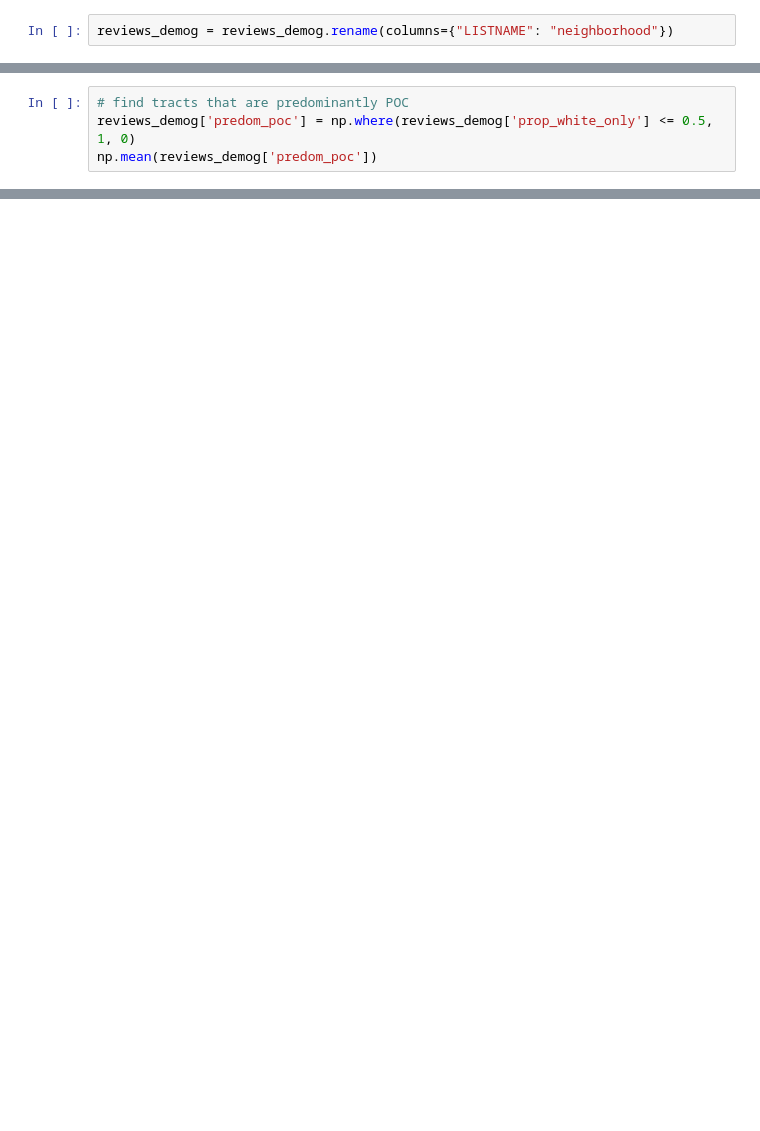
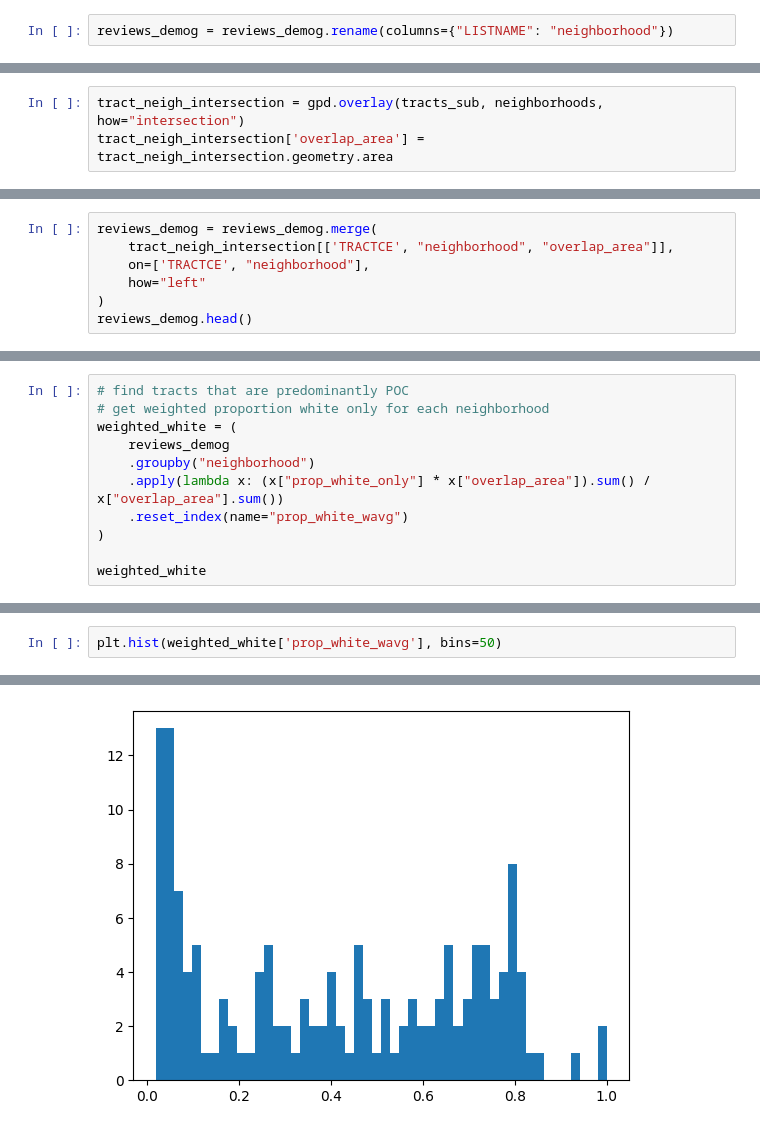
Before and after one commit to glow-27/COGS_209_proj, a Jupyter notebook: demog.ipynb, the cells around one changed output, grey strips where cells are left out. Cells and saved outputs as stored; diff of their text form; blank space fills up the shorter version.

```diff
--- a/demog.ipynb
+++ b/demog.ipynb
@@ -134,0 +148,3 @@ reviews_demog = reviews_demog.rename(columns={"LISTNAME": "neighborhood"})
+# %%
+tract_neigh_intersection = gpd.overlay(tracts_sub, neighborhoods, how="intersection")
+tract_neigh_intersection['overlap_area'] = tract_neigh_intersection.geometry.area
@@ -134,0 +160,7 @@ reviews_demog = reviews_demog.rename(columns={"LISTNAME": "neighborhood"})
+# %%
+reviews_demog = reviews_demog.merge(
+    tract_neigh_intersection[['TRACTCE', "neighborhood", "overlap_area"]],
+    on=['TRACTCE', "neighborhood"],
+    how="left"
+)
+reviews_demog.head()
@@ -135,5 +175,12 @@ reviews_demog = reviews_demog.rename(columns={"LISTNAME": "neighborhood"})
 # %%
 # find tracts that are predominantly POC
-reviews_demog['predom_poc'] = np.where(reviews_demog['prop_white_only'] <= 0.5, 1, 0)
-np.mean(reviews_demog['predom_poc'])
+# get weighted proportion white only for each neighborhood
+weighted_white = (
+    reviews_demog
+    .groupby("neighborhood")
+    .apply(lambda x: (x["prop_white_only"] * x["overlap_area"]).sum() / x["overlap_area"].sum())
+    .reset_index(name="prop_white_wavg")
+)
+
+weighted_white
 # %% [output]
@@ -140,0 +200,3 @@ np.float64(0.40163798350949037)
+# %%
+plt.hist(weighted_white['prop_white_wavg'], bins=50)
+# %% [output]
@@ -140,0 +219 @@ np.float64(0.40163798350949037)
+[figure, added]
```
Also changed, not shown: parts of 28 cells of this notebook, 1 other file.
